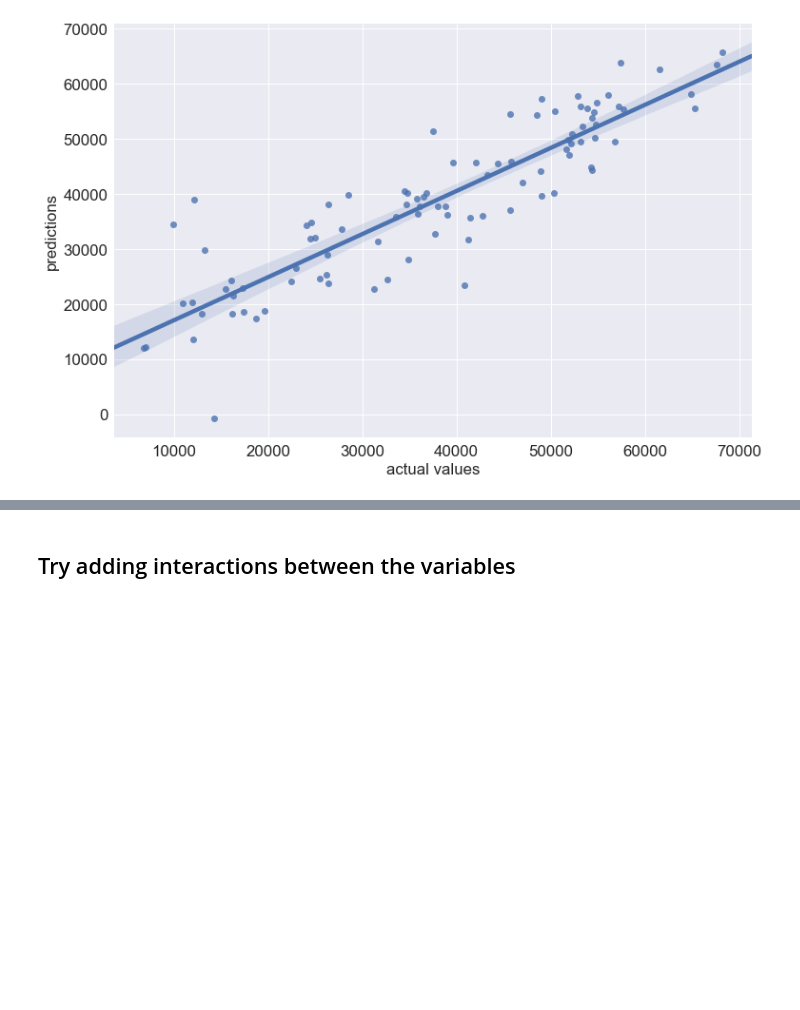
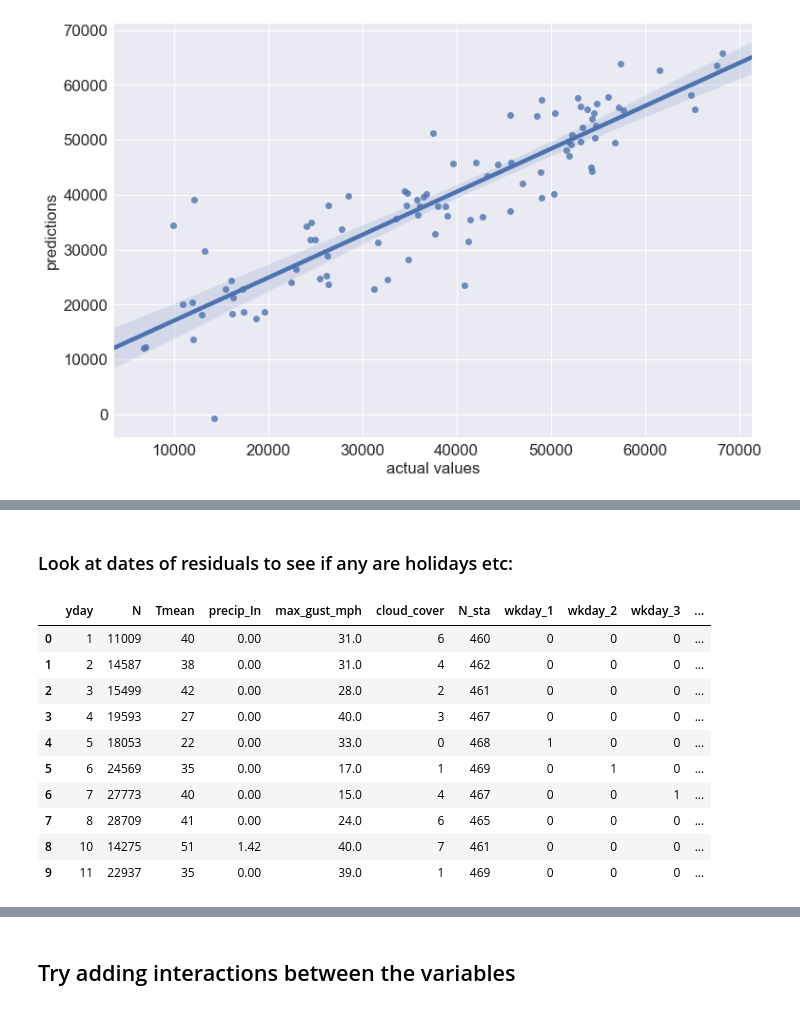
Before and after one commit to andypicke/Springboard_DataScience, a Jupyter notebook: Capstone_1/citibike_regression.ipynb, the cells around one changed output, grey strips where cells are left out. Drawn from its saved outputs; the diff is of its cells as text; code cells hidden in the pictures; blank space fills up the shorter version.

```diff
--- a/Capstone_1/citibike_regression.ipynb
+++ b/Capstone_1/citibike_regression.ipynb
@@ -193,0 +228,18 @@ plt.legend();
+# %% [markdown]
+### Look at dates of residuals to see if any are holidays etc:
+# %%
+X2 = df_comb.copy()
+X2['resid'] = y - reg.predict(X_all)
+X2.head(10)
+# %% [output]
+|  | yday | N | Tmean | precip_In | max_gust_mph | cloud_cover | N_sta | wkday_1 | wkday_2 | wkday_3 | ... |
+| 0 | 1 | 11009 | 40 | 0.00 | 31.0 | 6 | 460 | 0 | 0 | 0 | ... |
+| 1 | 2 | 14587 | 38 | 0.00 | 31.0 | 4 | 462 | 0 | 0 | 0 | ... |
+| 2 | 3 | 15499 | 42 | 0.00 | 28.0 | 2 | 461 | 0 | 0 | 0 | ... |
+| 3 | 4 | 19593 | 27 | 0.00 | 40.0 | 3 | 467 | 0 | 0 | 0 | ... |
+| 4 | 5 | 18053 | 22 | 0.00 | 33.0 | 0 | 468 | 1 | 0 | 0 | ... |
+| 5 | 6 | 24569 | 35 | 0.00 | 17.0 | 1 | 469 | 0 | 1 | 0 | ... |
+| 6 | 7 | 27773 | 40 | 0.00 | 15.0 | 4 | 467 | 0 | 0 | 1 | ... |
+| 7 | 8 | 28709 | 41 | 0.00 | 24.0 | 6 | 465 | 0 | 0 | 0 | ... |
+| 8 | 10 | 14275 | 51 | 1.42 | 40.0 | 7 | 461 | 0 | 0 | 0 | ... |
+| 9 | 11 | 22937 | 35 | 0.00 | 39.0 | 1 | 469 | 0 | 0 | 0 | ... |
```
Also changed, not shown: parts of 82 cells of this notebook.
